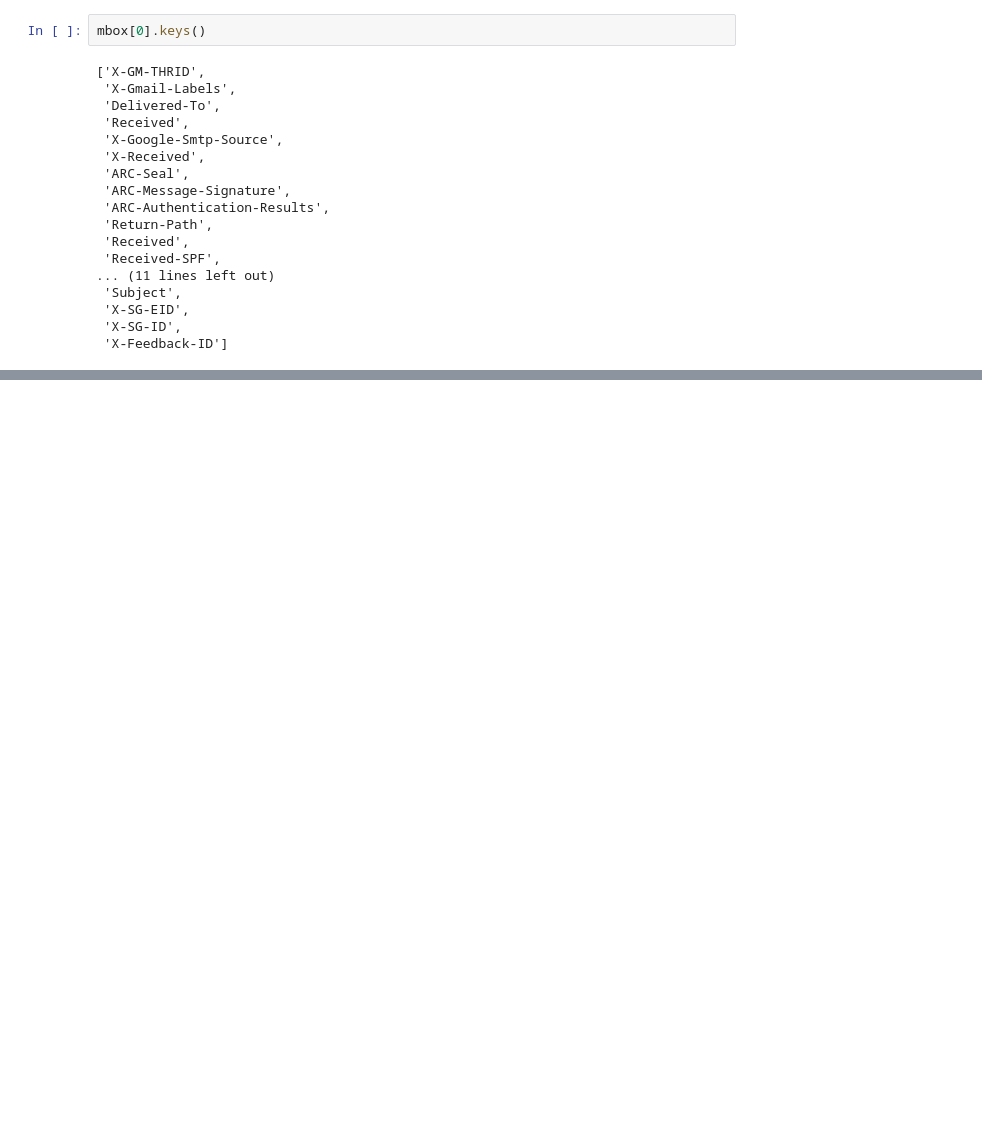
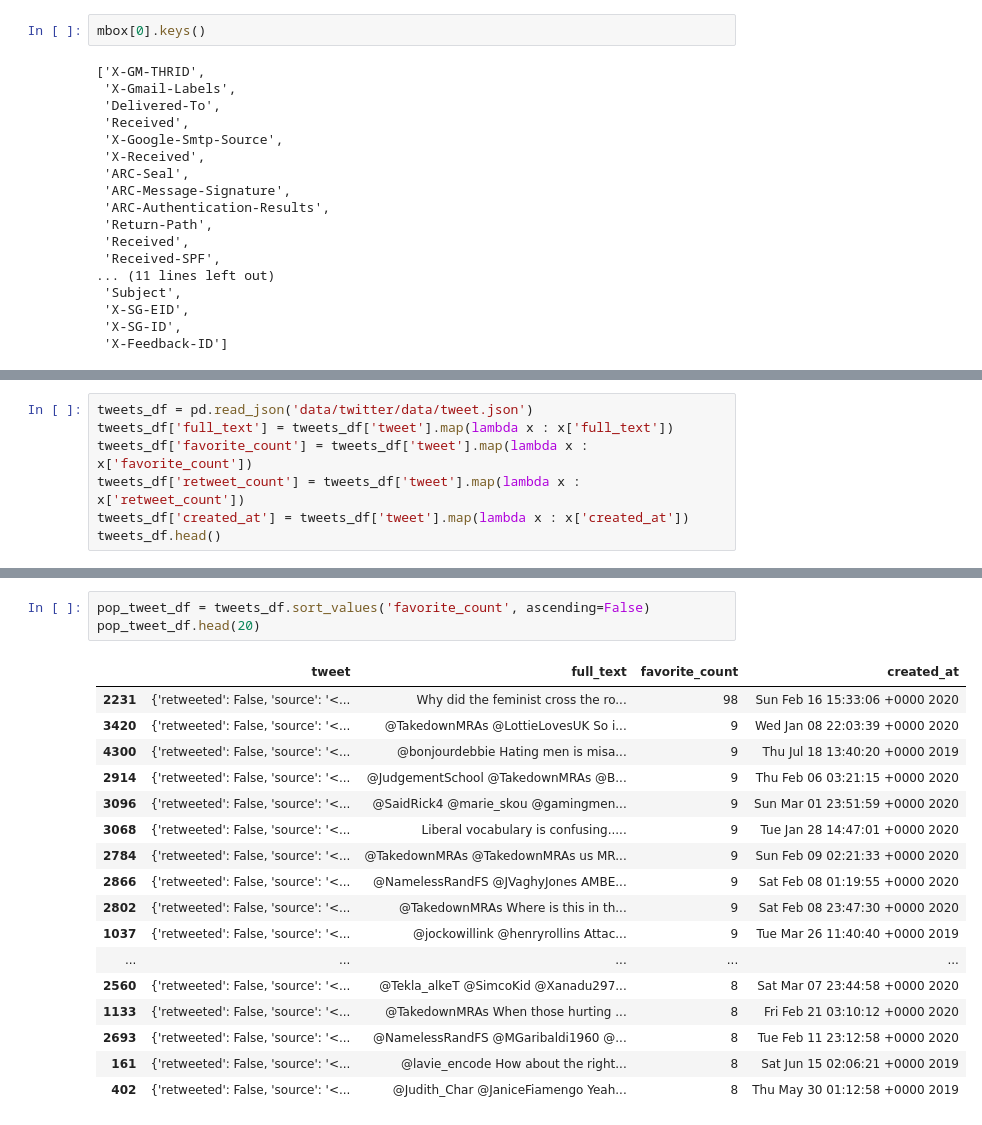
Before and after one commit to Tyler-Owen-Morris/capstone1, a Jupyter notebook: Facebook_EDA.ipynb, the cells around one changed output, grey strips where cells are left out. Drawn from its saved outputs; the diff is of its cells as text; blank space fills up the shorter version.

```diff
--- a/Facebook_EDA.ipynb
+++ b/Facebook_EDA.ipynb
@@ -330,0 +473,7 @@ print(emails_from[:20])
+# %%
+tweets_df = pd.read_json('data/twitter/data/tweet.json')
+tweets_df['full_text'] = tweets_df['tweet'].map(lambda x : x['full_text'])
+tweets_df['favorite_count'] = tweets_df['tweet'].map(lambda x : x['favorite_count'])
+tweets_df['retweet_count'] = tweets_df['tweet'].map(lambda x : x['retweet_count'])
+tweets_df['created_at'] = tweets_df['tweet'].map(lambda x : x['created_at'])
+tweets_df.head()
@@ -330,0 +487,21 @@ print(emails_from[:20])
+# %%
+pop_tweet_df = tweets_df.sort_values('favorite_count', ascending=False)
+pop_tweet_df.head(20)
+# %% [output]
+|  | tweet | full_text | favorite_count | created_at |
+| 2231 | {'retweeted': False, 'source': '<... | Why did the feminist cross the ro... | 98 | Sun Feb 16 15:33:06 +0000 2020 |
+| 3420 | {'retweeted': False, 'source': '<... | @TakedownMRAs @LottieLovesUK So i... | 9 | Wed Jan 08 22:03:39 +0000 2020 |
+| 4300 | {'retweeted': False, 'source': '<... | @bonjourdebbie Hating men is misa... | 9 | Thu Jul 18 13:40:20 +0000 2019 |
+| 2914 | {'retweeted': False, 'source': '<... | @JudgementSchool @TakedownMRAs @B... | 9 | Thu Feb 06 03:21:15 +0000 2020 |
+| 3096 | {'retweeted': False, 'source': '<... | @SaidRick4 @marie_skou @gamingmen... | 9 | Sun Mar 01 23:51:59 +0000 2020 |
+| 3068 | {'retweeted': False, 'source': '<... | Liberal vocabulary is confusing..... | 9 | Tue Jan 28 14:47:01 +0000 2020 |
+| 2784 | {'retweeted': False, 'source': '<... | @TakedownMRAs @TakedownMRAs us MR... | 9 | Sun Feb 09 02:21:33 +0000 2020 |
+| 2866 | {'retweeted': False, 'source': '<... | @NamelessRandFS @JVaghyJones AMBE... | 9 | Sat Feb 08 01:19:55 +0000 2020 |
+| 2802 | {'retweeted': False, 'source': '<... | @TakedownMRAs Where is this in th... | 9 | Sat Feb 08 23:47:30 +0000 2020 |
+| 1037 | {'retweeted': False, 'source': '<... | @jockowillink @henryrollins Attac... | 9 | Tue Mar 26 11:40:40 +0000 2019 |
+| ... | ... | ... | ... | ... |
+| 2560 | {'retweeted': False, 'source': '<... | @Tekla_alkeT @SimcoKid @Xanadu297... | 8 | Sat Mar 07 23:44:58 +0000 2020 |
+| 1133 | {'retweeted': False, 'source': '<... | @TakedownMRAs When those hurting ... | 8 | Fri Feb 21 03:10:12 +0000 2020 |
+| 2693 | {'retweeted': False, 'source': '<... | @NamelessRandFS @MGaribaldi1960 @... | 8 | Tue Feb 11 23:12:58 +0000 2020 |
+| 161 | {'retweeted': False, 'source': '<... | @lavie_encode How about the right... | 8 | Sat Jun 15 02:06:21 +0000 2019 |
+| 402 | {'retweeted': False, 'source': '<... | @Judith_Char @JaniceFiamengo Yeah... | 8 | Thu May 30 01:12:58 +0000 2019 |
```
Also changed, not shown: parts of 14 cells of this notebook.
